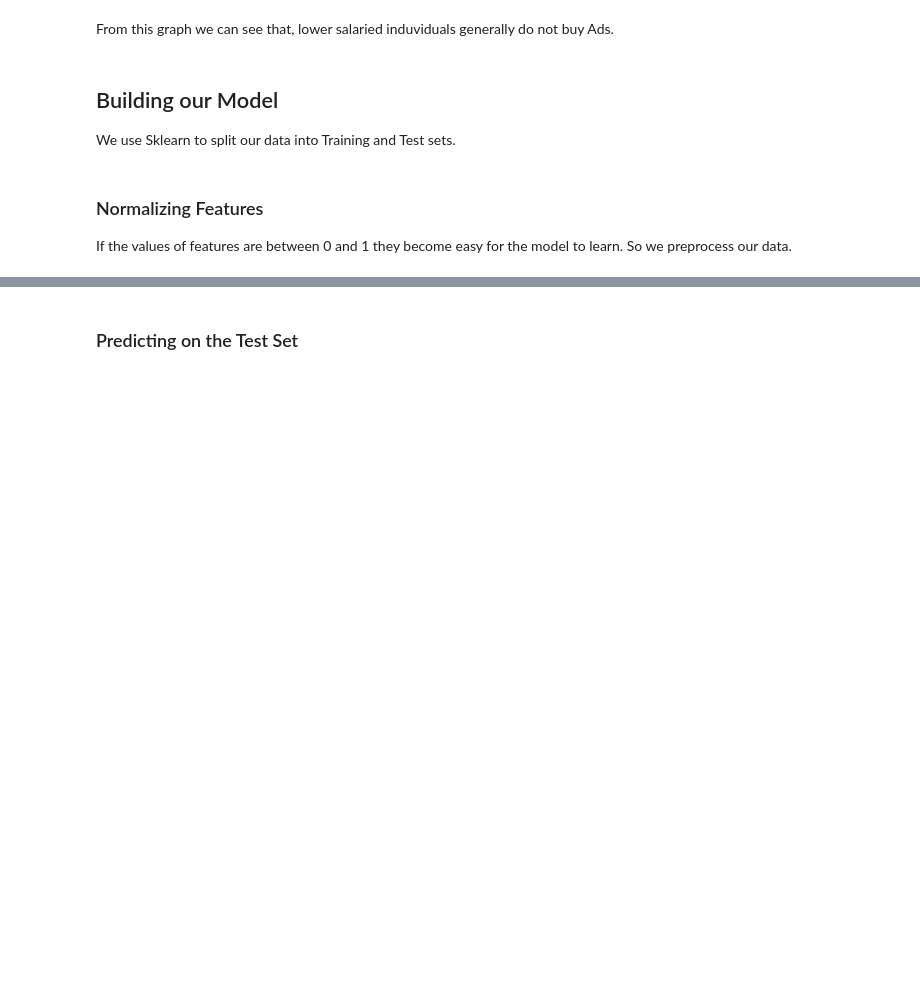
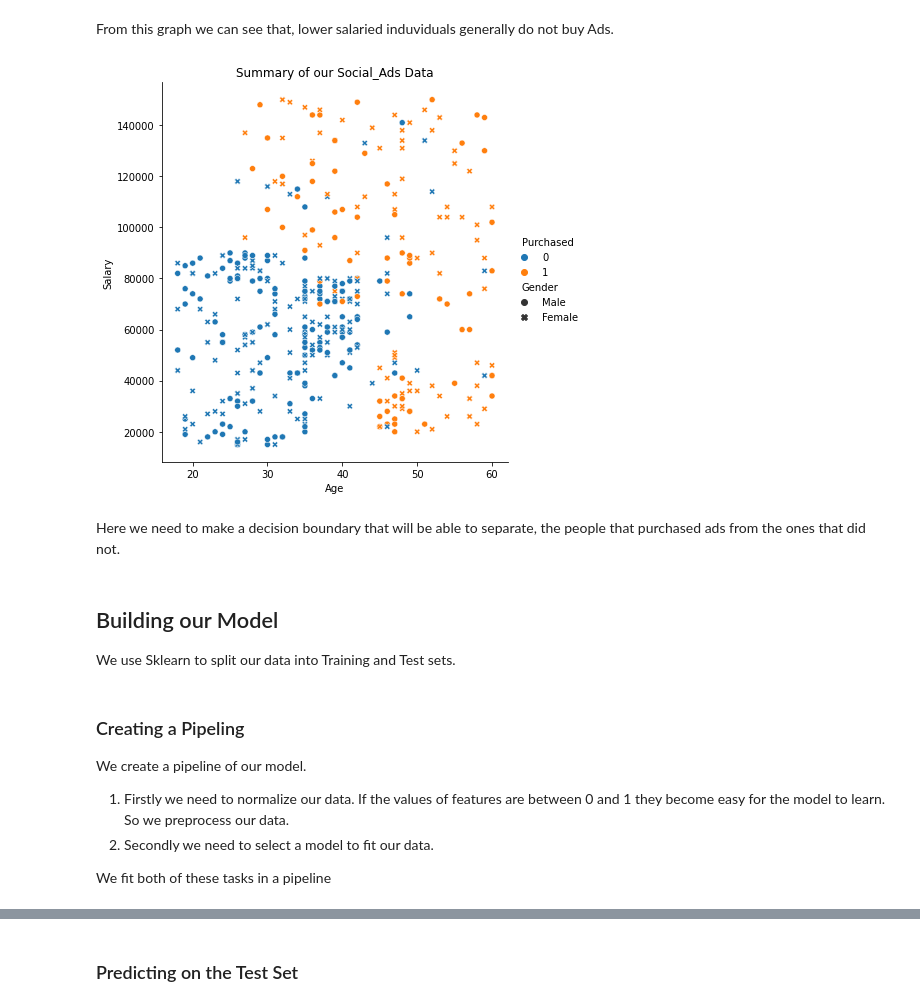
Before and after one commit to Waleed-Mujahid/Machine-Learning, a Jupyter notebook: Logistic_Regression.ipynb, the cells around one changed output, grey strips where cells are left out. Drawn from its saved outputs; the diff is of its cells as text; code cells hidden in the pictures; blank space fills up the shorter version.

```diff
--- a/Logistic_Regression.ipynb
+++ b/Logistic_Regression.ipynb
@@ -99,5 +99,14 @@ plt.show()
 # %% [markdown]
 From this graph we can see that, lower salaried induviduals generally do not buy Ads.
+# %%
+sns.relplot(x="Age", y = "EstimatedSalary", hue = 'Purchased', data = df, style = 'Gender', height = 6)
+plt.title("Summary of our Social_Ads Data")
+plt.ylabel("Salary")
+plt.show()
+# %% [output]
+[figure, added]
+# %% [markdown]
+Here we need to make a decision boundary that will be able to separate, the people that purchased ads from the ones that did not.
 # %% [markdown]
 ## Building our Model
 We use Sklearn to split our data into Training and Test sets.
@@ -105,5 +114,9 @@ We use Sklearn to split our data into Training and Test sets.
 from sklearn.model_selection import train_test_split
 X_train, X_test , y_train, y_test = train_test_split(X,y,test_size = 0.2, random_state=0)
 # %% [markdown]
-### Normalizing Features
-If the values of features are between 0 and 1 they become easy for the model to learn. So we preprocess our data.
+### Creating a Pipeling
+  We create a pipeline of our model.
+1. Firstly we need to normalize our data. If the values of features are between 0 and 1 they become easy for the model to learn. So we preprocess our data.
+2. Secondly we need to select a model to fit our data.
+
+We fit both of these tasks in a pipeline
```
Also changed, not shown: parts of 9 cells of this notebook.
